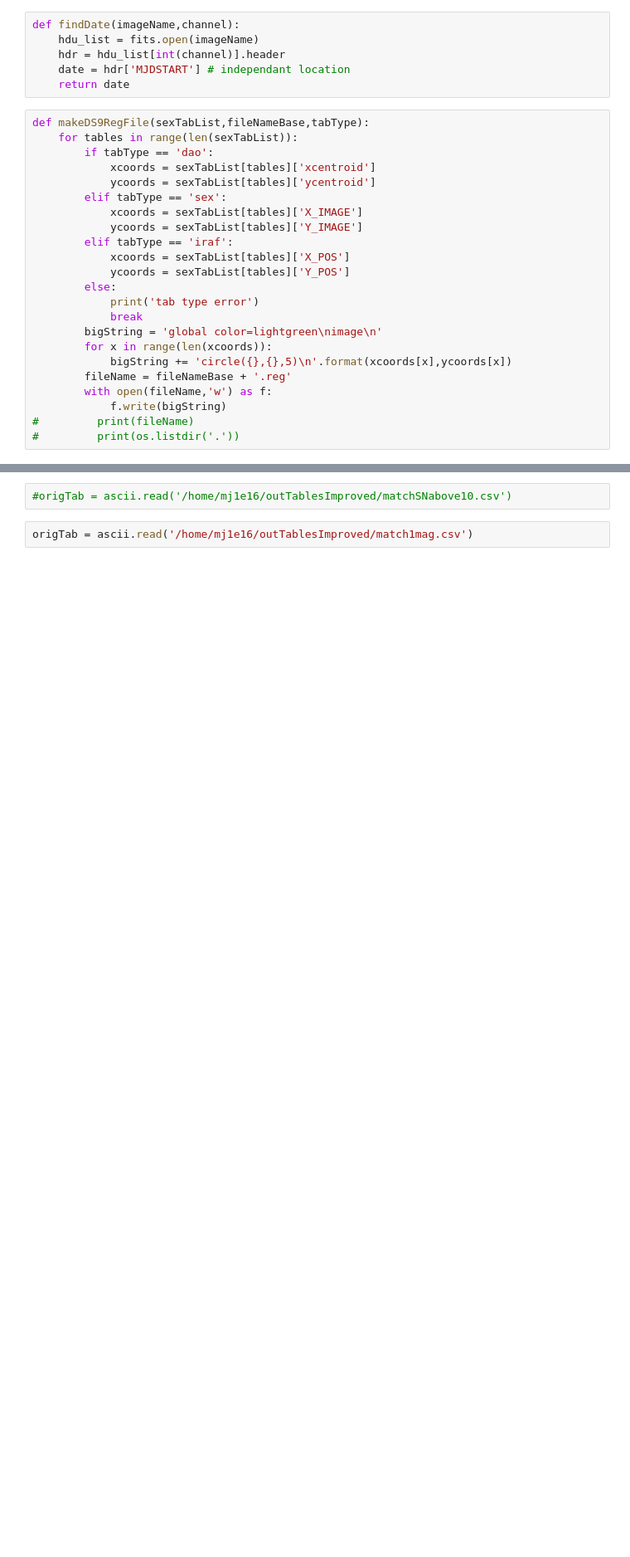
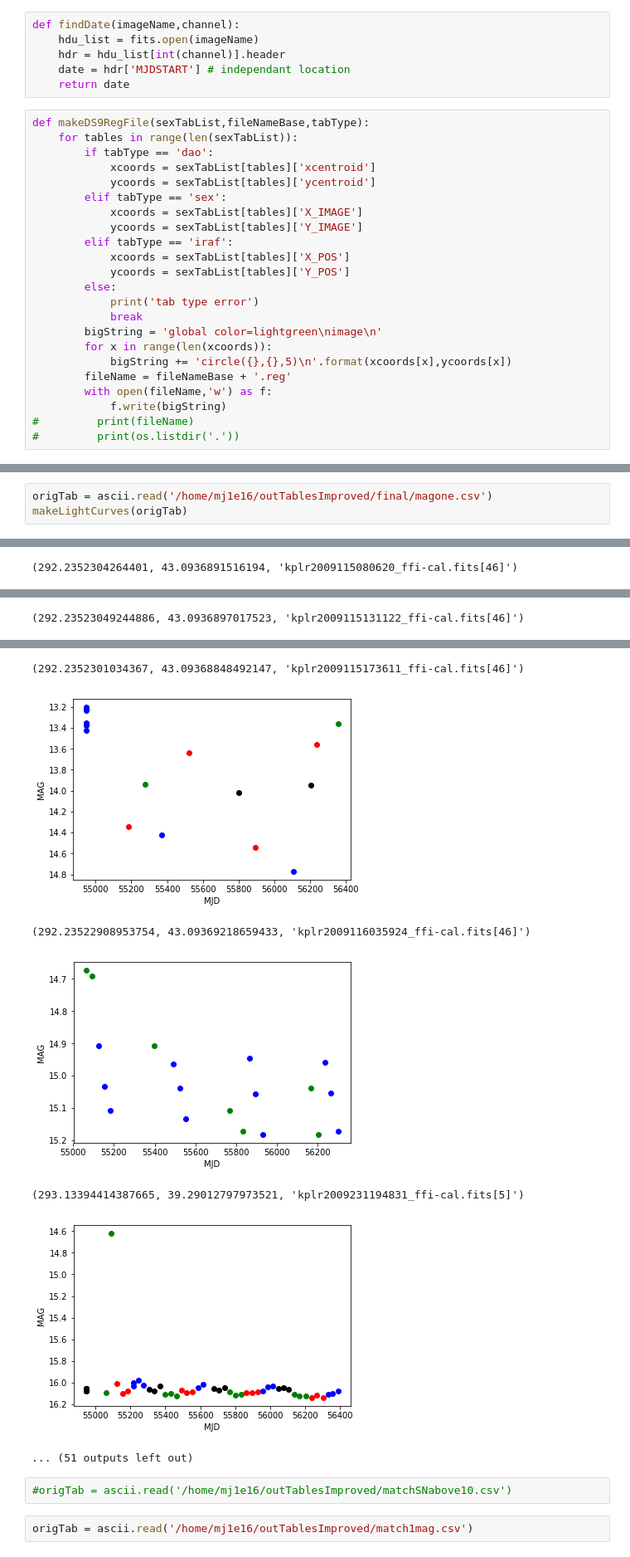
Before and after one commit to mj1e16lsst/keplerPhotometry, a Jupyter notebook: keplerLightCurves.ipynb, the cells around one changed output, grey strips where cells are left out. Shown at 83% size. Saved outputs shown, nothing was run; the diff lists cells and outputs as text; blank space fills up the shorter version.

```diff
--- a/keplerLightCurves.ipynb
+++ b/keplerLightCurves.ipynb
@@ -104,0 +251,4 @@ def makeDS9RegFile(sexTabList,fileNameBase,tabType):
+# %%
+origTab = ascii.read('/home/mj1e16/outTablesImproved/final/magone.csv')
+makeLightCurves(origTab)
+# %% [output]
@@ -104,0 +273 @@ def makeDS9RegFile(sexTabList,fileNameBase,tabType):
+(292.2352304264401, 43.0936891516194, 'kplr2009115080620_ffi-cal.fits[46]')
@@ -104,0 +275 @@ def makeDS9RegFile(sexTabList,fileNameBase,tabType):
+(292.23523049244886, 43.0936897017523, 'kplr2009115131122_ffi-cal.fits[46]')
@@ -105,3 +277,10 @@ def makeDS9RegFile(sexTabList,fileNameBase,tabType):
+(292.2352301034367, 43.09368848492147, 'kplr2009115173611_ffi-cal.fits[46]')
+[figure, added]
+(292.23522908953754, 43.09369218659433, 'kplr2009116035924_ffi-cal.fits[46]')
+[figure, added]
+(293.13394414387665, 39.29012797973521, 'kplr2009231194831_ffi-cal.fits[5]')
+[figure, added]
+... (51 outputs left out)
 # %%
 #origTab = ascii.read('/home/mj1e16/outTablesImproved/matchSNabove10.csv')
 # %%
```
Also changed, not shown: parts of 15 cells of this notebook, 8 other files.
